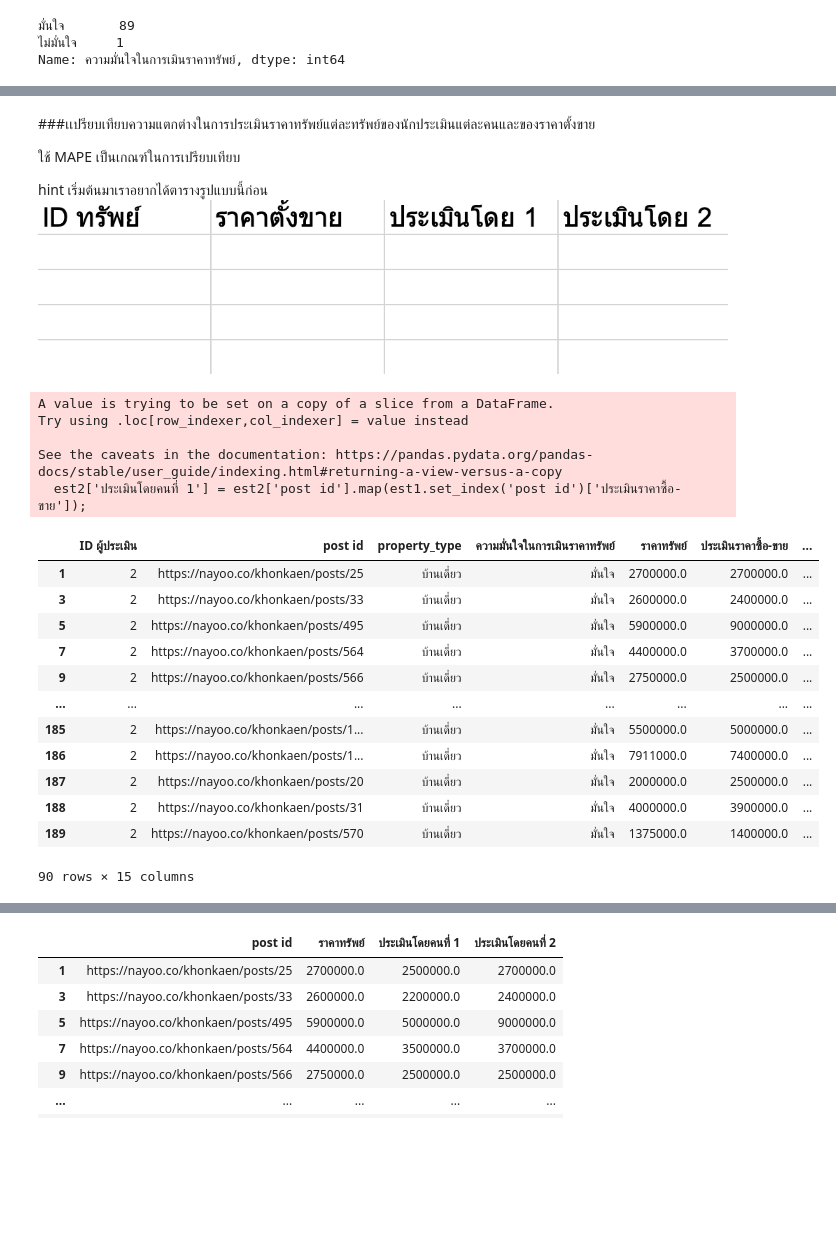
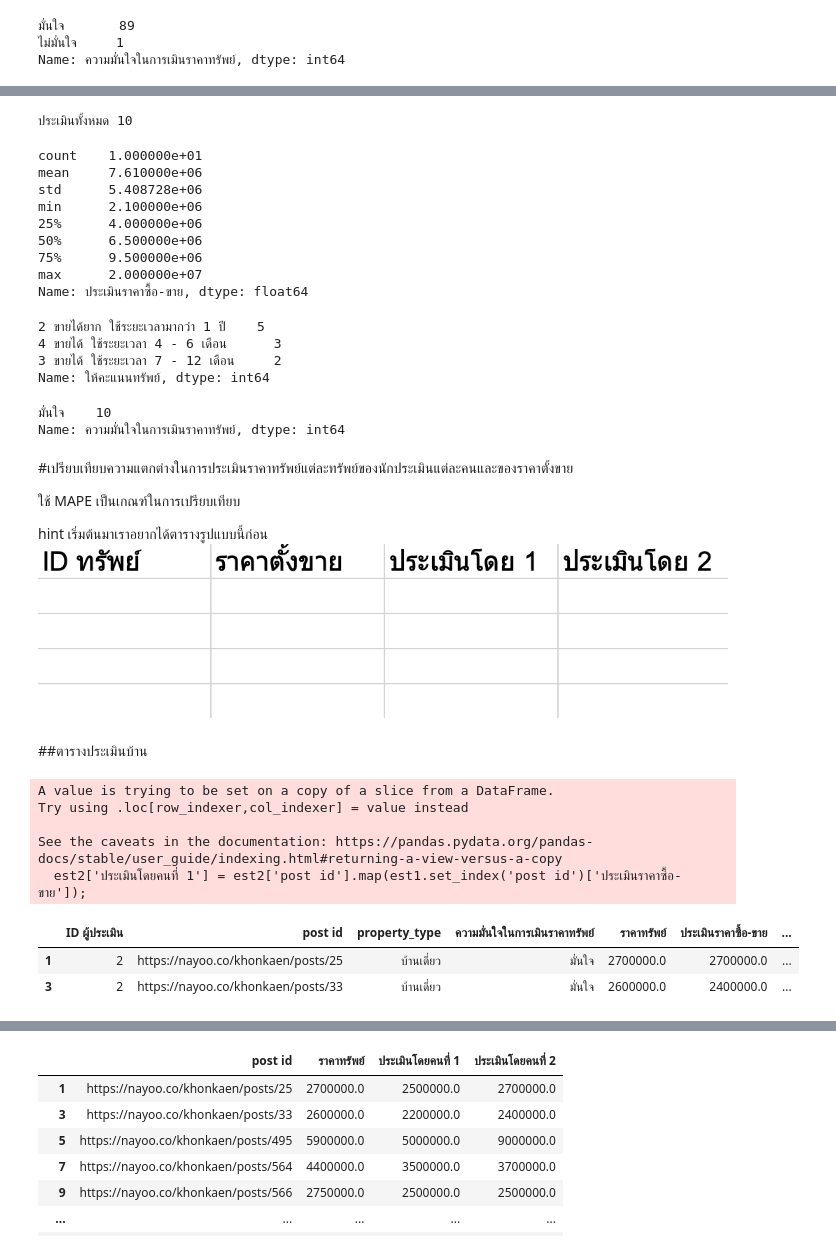
Before and after one commit to supatsara2002/bsc_dpdm22, a Jupyter notebook: [dataprep1]property_estimator.ipynb, the cells around one changed output, grey strips where cells are left out. Drawn from its saved outputs; the diff is of its cells as text; code cells hidden in the pictures; blank space fills up the shorter version.

```diff
--- a/[dataprep1]property_estimator.ipynb
+++ b/[dataprep1]property_estimator.ipynb
@@ -178,31 +395,52 @@ Name: ความมั่นใจในการเมินราคาท
+# %%
+bd2 = building[building['ID ผู้ประเมิน']==2]
+print(f'ประเมินทั้งหมด {len(bd2)}')
+# %% [output]
+ประเมินทั้งหมด 10
+# %%
+bd2.describe()['ประเมินราคาซื้อ-ขาย']
+# %% [output]
+count    1.000000e+01
+mean     7.610000e+06
+std      5.408728e+06
+min      2.100000e+06
+25%      4.000000e+06
+50%      6.500000e+06
+75%      9.500000e+06
+max      2.000000e+07
+Name: ประเมินราคาซื้อ-ขาย, dtype: float64
+# %%
+bd2['ให้คะแนนทรัพย์'].value_counts()
+# %% [output]
+2 ขายได้ยาก ใช้ระยะเวลามากว่า 1 ปี    5
+4 ขายได้ ใช้ระยะเวลา 4 - 6 เดือน      3
+3 ขายได้ ใช้ระยะเวลา 7 - 12 เดือน     2
+Name: ให้คะแนนทรัพย์, dtype: int64
+# %%
+bd2['ความมั่นใจในการเมินราคาทรัพย์'].value_counts()
+# %% [output]
+มั่นใจ    10
+Name: ความมั่นใจในการเมินราคาทรัพย์, dtype: int64
 # %% [markdown]
-###เเปรียบเทียบความแตกต่างในการประเมินราคาทรัพย์แต่ละทรัพย์ของนักประเมินแต่ละคนและของราคาตั้งขาย
+#เปรียบเทียบความแตกต่างในการประเมินราคาทรัพย์แต่ละทรัพย์ของนักประเมินแต่ละคนและของราคาตั้งขาย
 
 ใช้ MAPE เป็นเกณฑ์ในการเปรียบเทียบ
 
 hint เริ่มต้นมาเราอยากได้ตารางรูปแบบนี้ก่อน
 ![Unknown-2.png](embedded-picture-1)
+# %% [markdown]
+##ตารางประเมินบ้าน
 # %%
 est2['ประเมินโดยคนที่ 1'] = est2['post id'].map(est1.set_index('post id')['ประเมินราคาซื้อ-ขาย']);
-est2
+est2.head(2)
 # %% [output]
 A value is trying to be set on a copy of a slice from a DataFrame.
 Try using .loc[row_indexer,col_indexer] = value instead
 
 See the caveats in the documentation: https://pandas.pydata.org/pandas-docs/stable/user_guide/indexing.html#returning-a-view-versus-a-copy
   est2['ประเมินโดยคนที่ 1'] = est2['post id'].map(est1.set_index('post id')['ประเมินราคาซื้อ-ขาย']);
 |  | ID ผู้ประเมิน | post id | property_type | ความมั่นใจในการเมินราคาทรัพย์ | ราคาทรัพย์ | ประเมินราคาซื้อ-ขาย | ... |
 | 1 | 2 | https://nayoo.co/khonkaen/posts/25 | บ้านเดี่ยว | มั่นใจ | 2700000.0 | 2700000.0 | ... |
 | 3 | 2 | https://nayoo.co/khonkaen/posts/33 | บ้านเดี่ยว | มั่นใจ | 2600000.0 | 2400000.0 | ... |
-| 5 | 2 | https://nayoo.co/khonkaen/posts/495 | บ้านเดี่ยว | มั่นใจ | 5900000.0 | 9000000.0 | ... |
-| 7 | 2 | https://nayoo.co/khonkaen/posts/564 | บ้านเดี่ยว | มั่นใจ | 4400000.0 | 3700000.0 | ... |
-| 9 | 2 | https://nayoo.co/khonkaen/posts/566 | บ้านเดี่ยว | มั่นใจ | 2750000.0 | 2500000.0 | ... |
-| ... | ... | ... | ... | ... | ... | ... | ... |
-| 185 | 2 | https://nayoo.co/khonkaen/posts/1... | บ้านเดี่ยว | มั่นใจ | 5500000.0 | 5000000.0 | ... |
-| 186 | 2 | https://nayoo.co/khonkaen/posts/1... | บ้านเดี่ยว | มั่นใจ | 7911000.0 | 7400000.0 | ... |
-| 187 | 2 | https://nayoo.co/khonkaen/posts/20 | บ้านเดี่ยว | มั่นใจ | 2000000.0 | 2500000.0 | ... |
-| 188 | 2 | https://nayoo.co/khonkaen/posts/31 | บ้านเดี่ยว | มั่นใจ | 4000000.0 | 3900000.0 | ... |
-| 189 | 2 | https://nayoo.co/khonkaen/posts/570 | บ้านเดี่ยว | มั่นใจ | 1375000.0 | 1400000.0 | ... |
-90 rows × 15 columns
 # %%
 est2['ประเมินโดยคนที่ 2'] = est2['post id'].map(est2.set_index('post id')['ประเมินราคาซื้อ-ขาย']);
```
Also changed, not shown: parts of 97 cells of this notebook.
